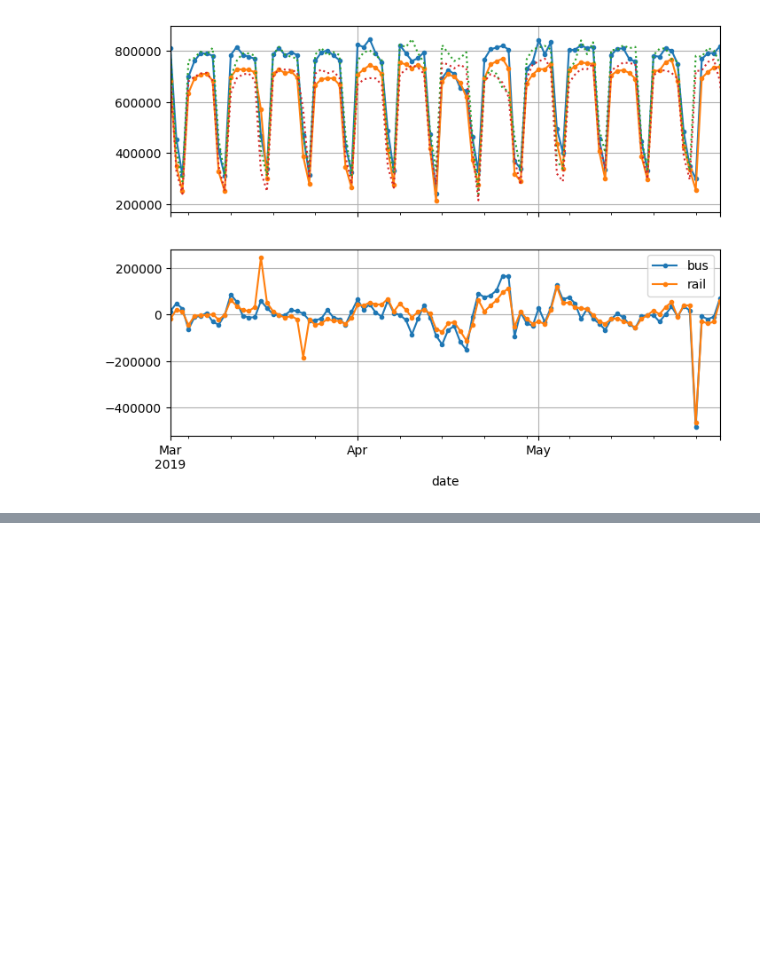
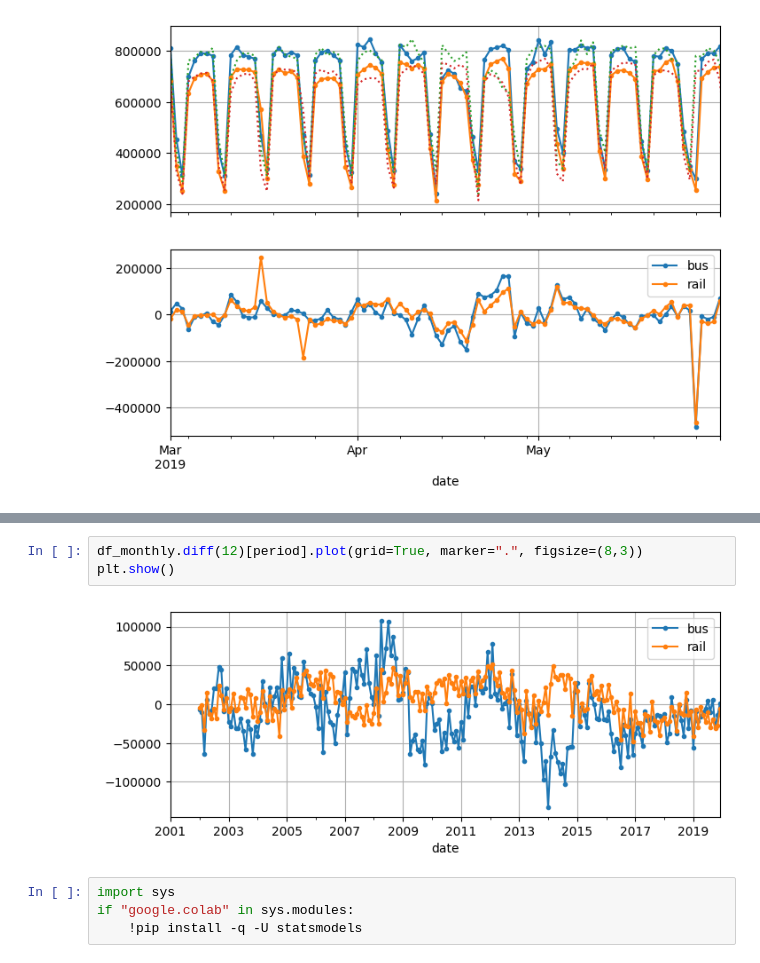
Before and after one commit to Elmir22/Data-science-ML-models-, a Jupyter notebook: Times_series_2.ipynb, the cells around one changed output, grey strips where cells are left out. Drawn from its saved outputs; the diff is of its cells as text; blank space fills up the shorter version.

```diff
--- a/Times_series_2.ipynb
+++ b/Times_series_2.ipynb
@@ -61,0 +90,9 @@ plt.show()
+# %%
+df_monthly.diff(12)[period].plot(grid=True, marker=".", figsize=(8,3))
+plt.show()
+# %% [output]
+[figure, added]
+# %%
+import sys
+if "google.colab" in sys.modules:
+    !pip install -q -U statsmodels
```
Also changed, not shown: parts of 20 cells of this notebook.
